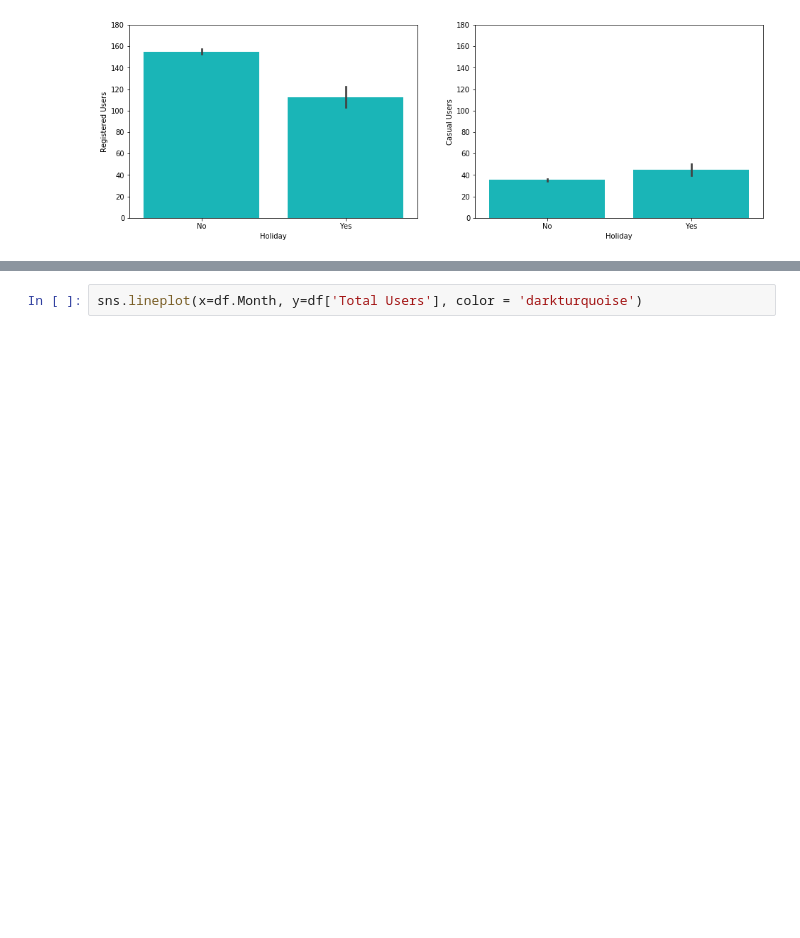
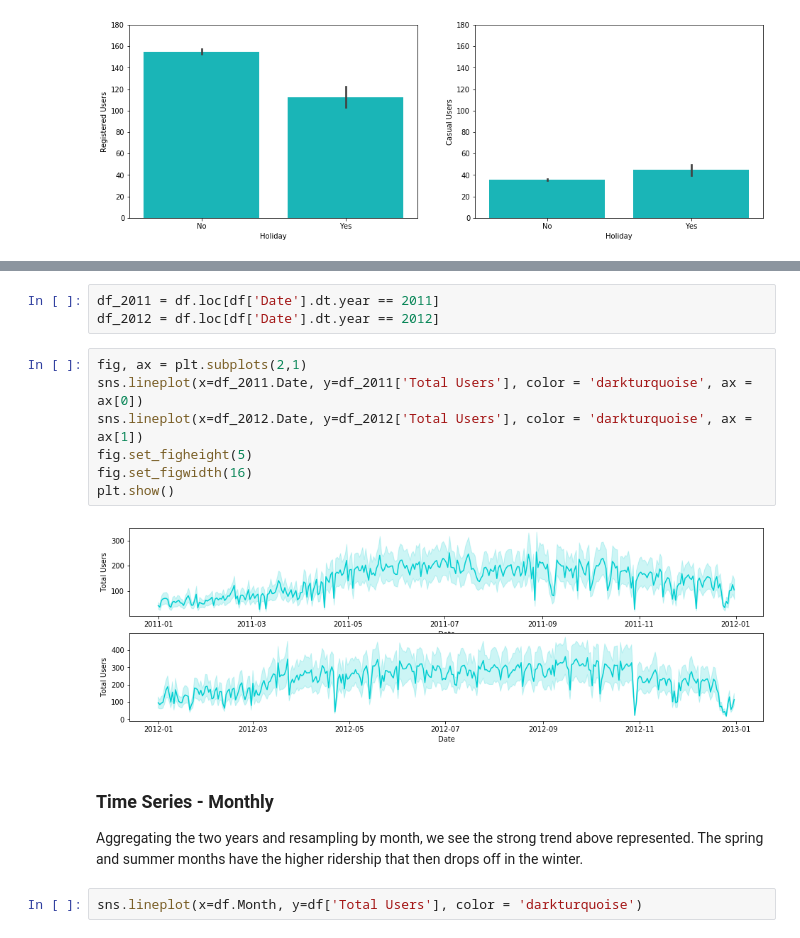
Before and after one commit to ArenCarpenter/Predicting_Bike_Ridership, a Jupyter notebook: 01_Exploratory_Data_Analysis.ipynb, the cells around one changed output, grey strips where cells are left out. Drawn from its saved outputs; the diff is of its cells as text; blank space fills up the shorter version.

Commit message:
Add EDA for Time Series

```diff
--- a/01_Exploratory_Data_Analysis.ipynb
+++ b/01_Exploratory_Data_Analysis.ipynb
@@ -152,3 +151,19 @@ sns.lineplot(x=df.Date, y=df['Total Users'], color = 'darkturquoise')
+# %%
+df_2011 = df.loc[df['Date'].dt.year == 2011]
+df_2012 = df.loc[df['Date'].dt.year == 2012]
+# %%
+fig, ax = plt.subplots(2,1)
+sns.lineplot(x=df_2011.Date, y=df_2011['Total Users'], color = 'darkturquoise', ax = ax[0])
+sns.lineplot(x=df_2012.Date, y=df_2012['Total Users'], color = 'darkturquoise', ax = ax[1])
+fig.set_figheight(5)
+fig.set_figwidth(16)
+plt.show()
+# %% [output]
+[figure, added]
+# %% [markdown]
+### Time Series - Monthly
+
+Aggregating the two years and resampling by month, we see the strong trend above represented. The spring and summer months have the higher ridership that then drops off in the winter.
 # %%
 sns.lineplot(x=df.Month, y=df['Total Users'], color = 'darkturquoise')
 # %% [output]
```
Also changed, not shown: parts of 4 cells of this notebook.
